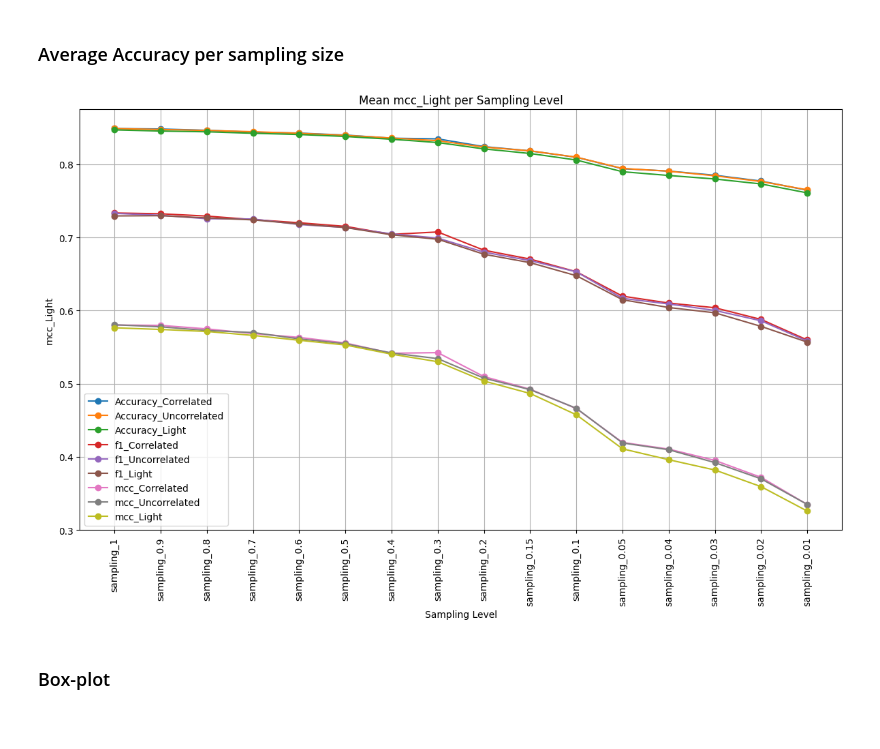
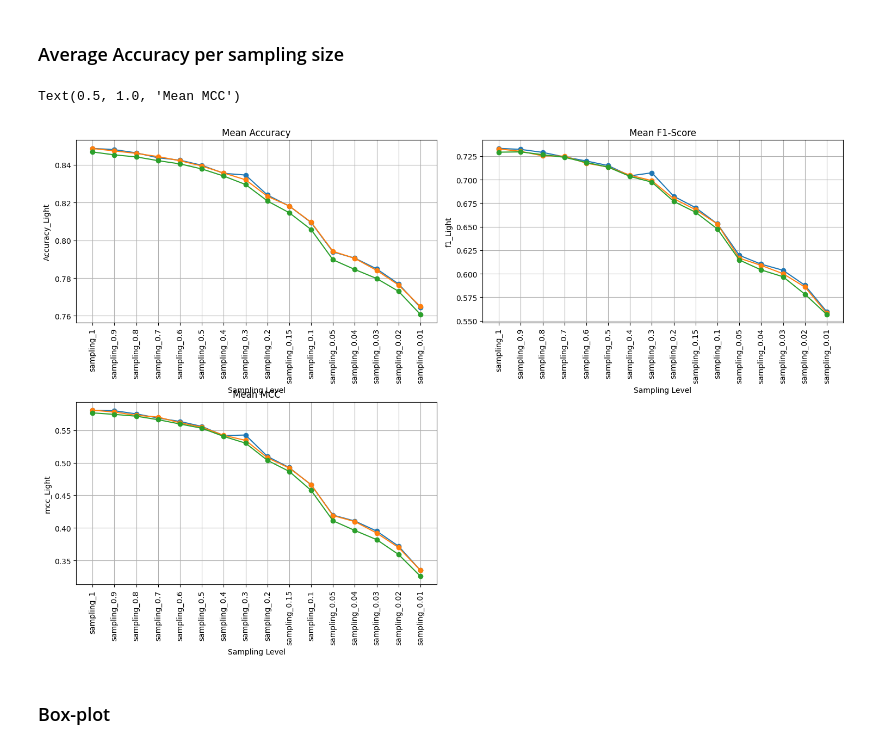
Before and after one commit to MassimoZarantonello2/SignatureInference, a Jupyter notebook: scripts/toronto_autogluone_evalutaions.ipynb, the cells around one changed output. Drawn from its saved outputs; the diff is of its cells as text; code cells hidden in the pictures.

```diff
--- a/scripts/toronto_autogluone_evalutaions.ipynb
+++ b/scripts/toronto_autogluone_evalutaions.ipynb
@@ -61,7 +61,6 @@ def plot_all_signature_all_sampling_graph(re):
     plt.ylabel('Average Accuracy')
     plt.xlabel('Signature')
     plt.title('Average Accuracy per Signature (Averaged Across Runs)')
-
     plt.tight_layout()
     plt.show()
 
@@ -82,8 +81,6 @@ def plot_per_run_metric(re, attr_name="per_run_accuracy", metric_name="Accuracy"
     plt.xticks(rotation=90)
     plt.ylabel(metric_name)
     plt.xlabel("Sampling Level")
-    plt.title(f"Mean {metric_name} per Sampling Level")
-    plt.legend()
     plt.grid(True)
     plt.tight_layout()
 
@@ -185,21 +182,27 @@ plot_all_signature_all_sampling_graph(def_light)
 # %% [markdown]
 ### Average Accuracy per sampling size
 # %%
-plt.figure(figsize=(12,8))
-
+plt.figure(figsize=(15,10))
+plt.subplot(2,2,1)
 plot_per_run_metric(def_corr_rs, attr_name='per_run_accuracy', metric_name="Accuracy_Correlated")
 plot_per_run_metric(def_uncorr_rs, attr_name='per_run_accuracy', metric_name="Accuracy_Uncorrelated")
 plot_per_run_metric(def_light, attr_name='per_run_accuracy', metric_name="Accuracy_Light")
-    # plt.savefig('../evaluations_graphs/toronto_per_sample_average_accuracy_.png')
+plt.title('Mean Accuracy')
+
+plt.subplot(2,2,2)
 plot_per_run_metric(def_corr_rs, attr_name='per_run_f1_score', metric_name="f1_Correlated")
 plot_per_run_metric(def_uncorr_rs, attr_name='per_run_f1_score', metric_name="f1_Uncorrelated")
 plot_per_run_metric(def_light, attr_name='per_run_f1_score', metric_name="f1_Light")
+plt.title('Mean F1-Score')
 
+plt.subplot(2,2,3)
 plot_per_run_metric(def_corr_rs, attr_name='per_run_mcc', metric_name="mcc_Correlated")
 plot_per_run_metric(def_uncorr_rs, attr_name='per_run_mcc', metric_name="mcc_Uncorrelated")
 plot_per_run_metric(def_light, attr_name='per_run_mcc', metric_name="mcc_Light")
+plt.title('Mean MCC')
 # %% [output]
+Text(0.5, 1.0, 'Mean MCC')
-[figure, old version]
+[figure, new version]
 # %% [markdown]
 ### Box-plot
 # %%
```
